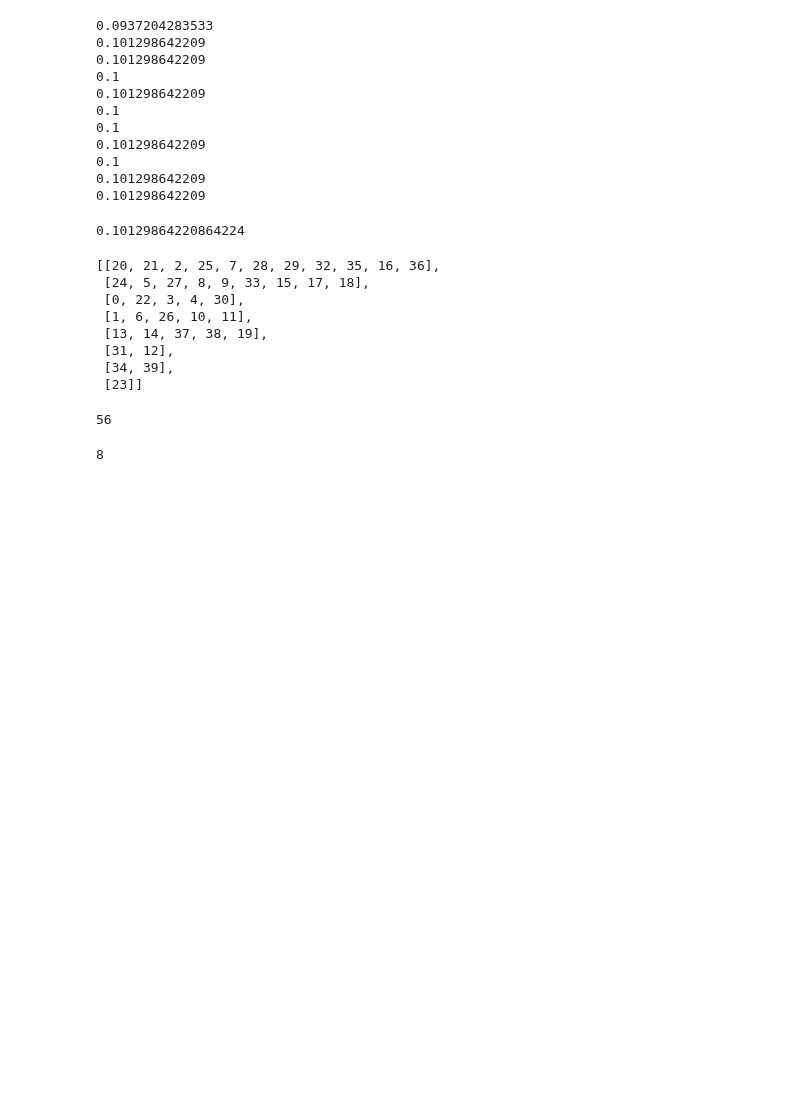
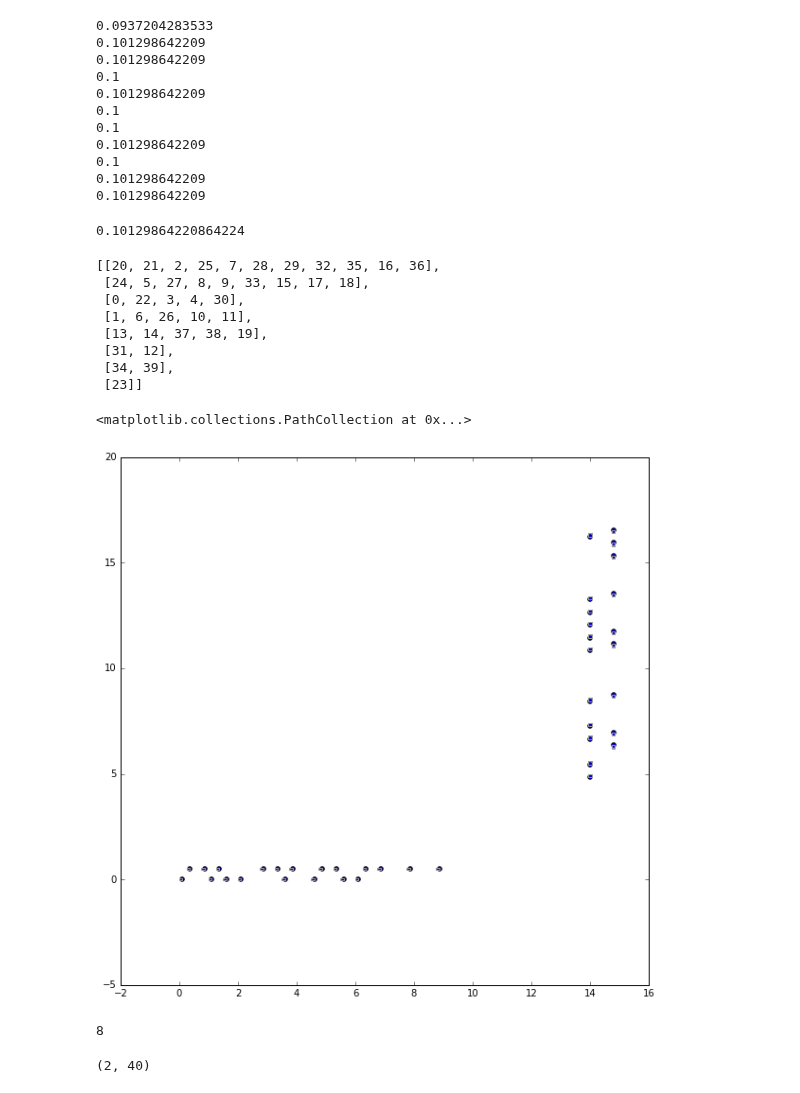
Before and after one commit to elejke/shortest_path, a Jupyter notebook: code/embedding.ipynb, the cells around one changed output. Drawn from its saved outputs; the diff is of its cells as text; code cells hidden in the pictures; blank space fills up the shorter version.

```diff
--- a/code/embedding.ipynb
+++ b/code/embedding.ipynb
@@ -170,10 +171,17 @@ subsequences
  [34, 39],
  [23]]
 # %%
-len(get_jumps(connections, subsequences[0], subsequences[7], chip_1, chip_2, 1))
+aaa = np.array(get_jumps(connections, subsequences[0], subsequences[1], chip_1, chip_2, 1)).T
+plot_all_lines(jump_lines, 0.05)
+plt.scatter(aaa[0], aaa[1])
 # %% [output]
-56
+<matplotlib.collections.PathCollection at 0x...>
+[figure, added]
 # %%
 len(subsequences)
 # %% [output]
 8
+# %%
+aaa.shape
+# %% [output]
+(2, 40)
```
Also changed, not shown: parts of 4 cells of this notebook, 1 other file.
